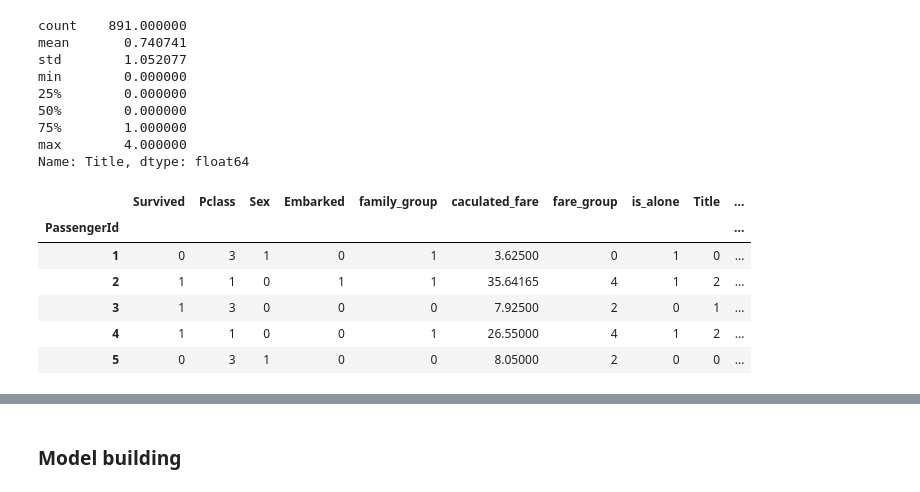
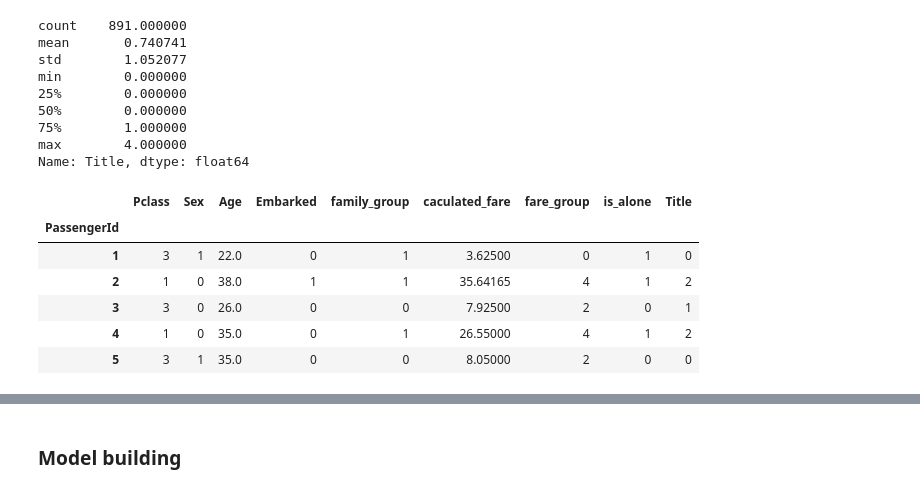
Before and after one commit to fallenleaves404/668project, a Jupyter notebook: project.ipynb, the cells around one changed output, grey strips where cells are left out. Cells and saved outputs as stored; diff of their text form; code cells hidden in the pictures.

```diff
--- a/project.ipynb
+++ b/project.ipynb
@@ -414,21 +411,21 @@ def get_null_values(col):
 train['Age'] = train[['Age', 'fare_group']].apply(get_null_values, axis = 1)
 test['Age'] = test[['Age', 'fare_group']].apply(get_null_values, axis = 1)
 # %%
-def Age_group(age):
-    a = ''
-    if (age <=16):
-        a = 0
-    elif (age <=32):
-        a = 1
-    elif (age <=48):
-        a = 2
-    elif (age <=64):
-        a = 3
-    else:
-        a = 4
-    return a
-train['Age_group'] = train['Age'].map(Age_group).astype(int)
-test['Age_group'] = test['Age'].map(Age_group).astype(int)
+# def Age_group(age):
+#     a = ''
+#     if (age <=16):
+#         a = 0
+#     elif (age <=32):
+#         a = 1
+#     elif (age <=48):
+#         a = 2
+#     elif (age <=64):
+#         a = 3
+#     else:
+#         a = 4
+#     return a
+# train['Age_group'] = train['Age'].map(Age_group).astype(int)
+# test['Age_group'] = test['Age'].map(Age_group).astype(int)
 # %%
 train.drop(['family_size','Fare'],axis =1, inplace=True)
 # %%
@@ -438,8 +435,8 @@ train.drop(['SibSp','Parch'],axis =1, inplace=True)
 # %%
 test.drop(['SibSp','Parch'],axis =1, inplace=True)
 # %%
-test.drop(['Age'],axis =1, inplace=True)
-train.drop(['Age'],axis =1, inplace=True)
+# test.drop(['Age'],axis =1, inplace=True)
+# train.drop(['Age'],axis =1, inplace=True)
 # %%
 test.drop(['Name'],axis =1, inplace=True)
 train.drop(['Name'],axis =1, inplace=True)
@@ -471,12 +468,12 @@ min        0.000000
 max        4.000000
 Name: Title, dtype: float64
 # %%
-train.head()
+x_data.head()
 # %% [output]
-|  | Survived | Pclass | Sex | Embarked | family_group | caculated_fare | fare_group | is_alone | Title | ... |
-| PassengerId |  |  |  |  |  |  |  |  |  | ... |
-| 1 | 0 | 3 | 1 | 0 | 1 | 3.62500 | 0 | 1 | 0 | ... |
-| 2 | 1 | 1 | 0 | 1 | 1 | 35.64165 | 4 | 1 | 2 | ... |
-| 3 | 1 | 3 | 0 | 0 | 0 | 7.92500 | 2 | 0 | 1 | ... |
-| 4 | 1 | 1 | 0 | 0 | 1 | 26.55000 | 4 | 1 | 2 | ... |
-| 5 | 0 | 3 | 1 | 0 | 0 | 8.05000 | 2 | 0 | 0 | ... |
+|  | Pclass | Sex | Age | Embarked | family_group | caculated_fare | fare_group | is_alone | Title |
+| PassengerId |  |  |  |  |  |  |  |  |  |
+| 1 | 3 | 1 | 22.0 | 0 | 1 | 3.62500 | 0 | 1 | 0 |
+| 2 | 1 | 0 | 38.0 | 1 | 1 | 35.64165 | 4 | 1 | 2 |
+| 3 | 3 | 0 | 26.0 | 0 | 0 | 7.92500 | 2 | 0 | 1 |
+| 4 | 1 | 0 | 35.0 | 0 | 1 | 26.55000 | 4 | 1 | 2 |
+| 5 | 3 | 1 | 35.0 | 0 | 0 | 8.05000 | 2 | 0 | 0 |
```
Also changed, not shown: parts of 34 cells of this notebook.
